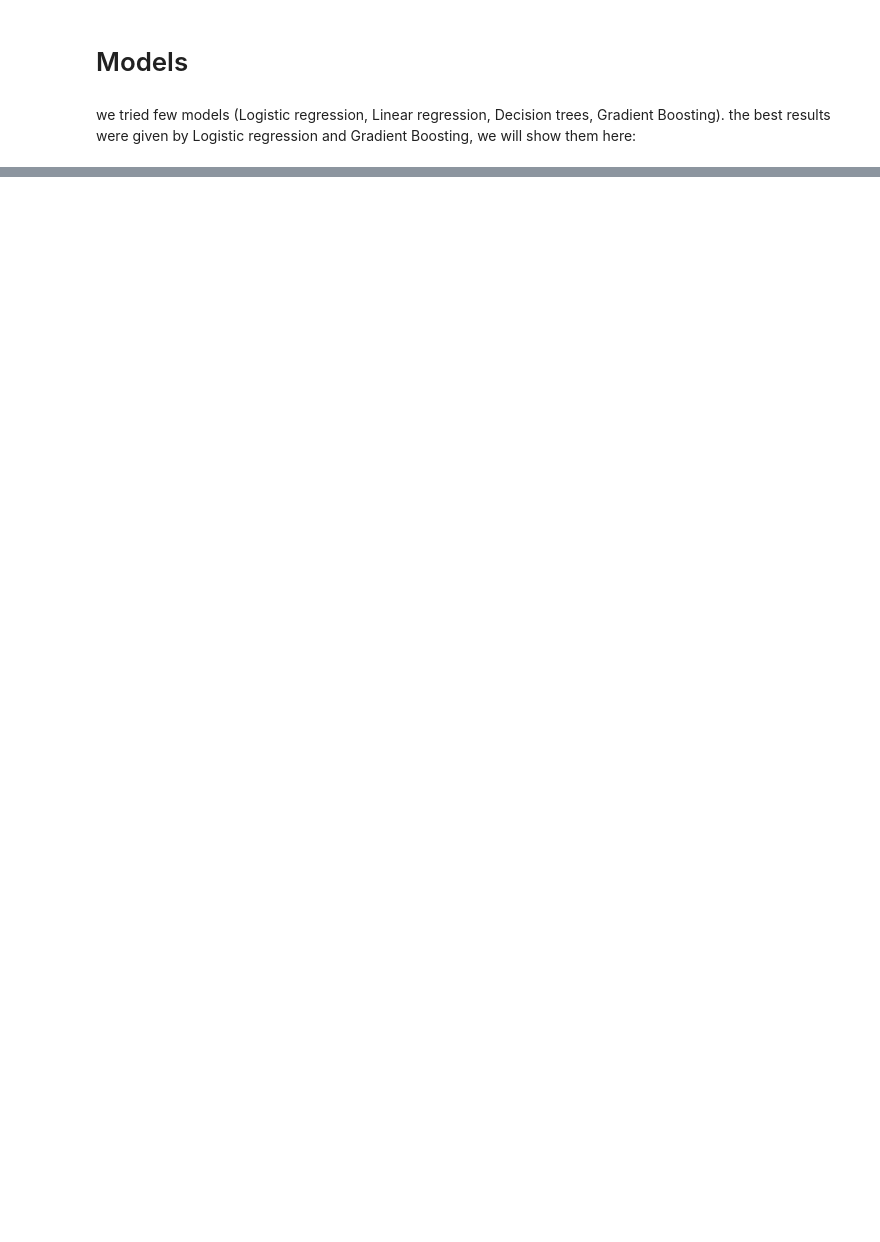
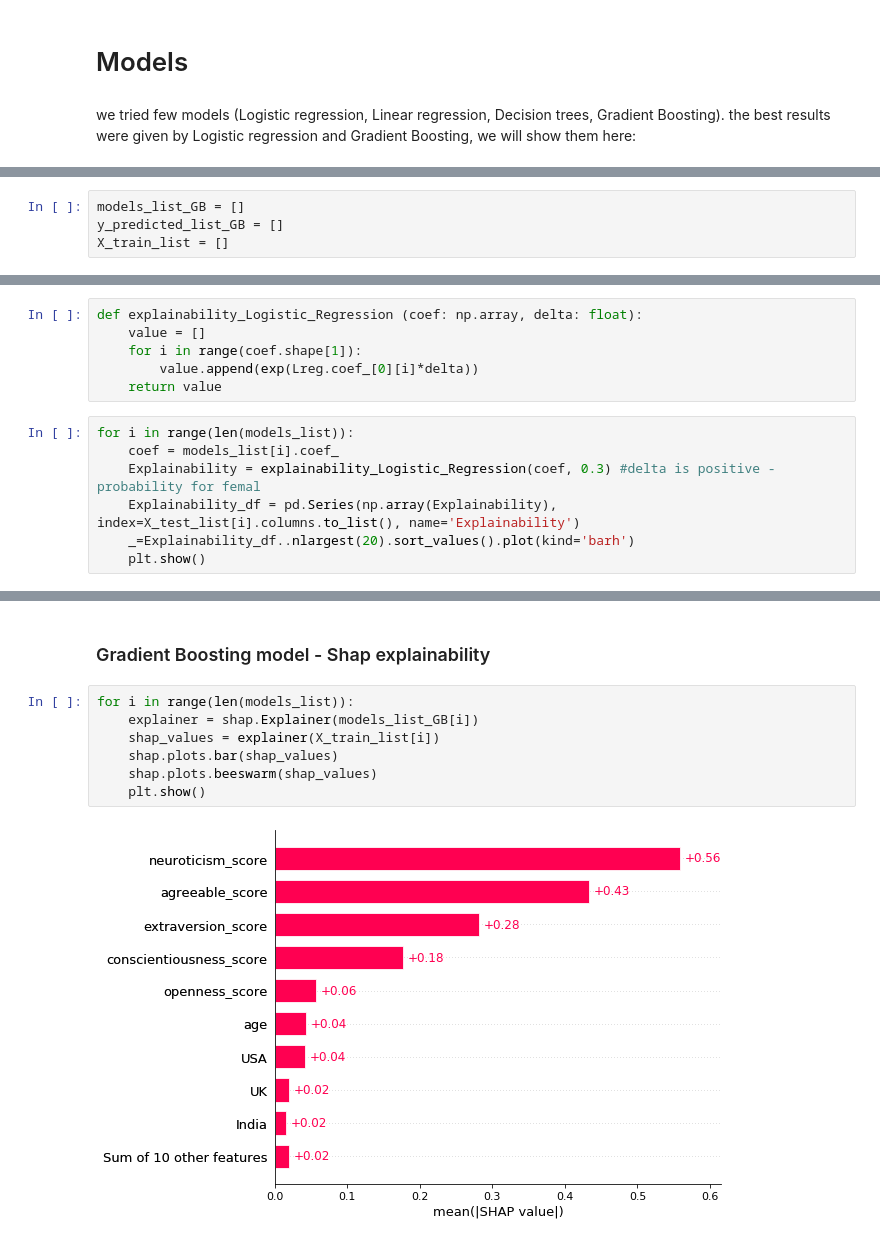
Before and after one commit to efratkohen/Big_five, a Jupyter notebook: final-draft.ipynb, the cells around one changed output, grey strips where cells are left out. Saved outputs shown, nothing was run; the diff lists cells and outputs as text; blank space fills up the shorter version.

```diff
--- a/final-draft.ipynb
+++ b/final-draft.ipynb
@@ -395,0 +521,4 @@ SyntaxError: unexpected EOF while parsing (<ipython-input-37-13f667e8ce71>, line
+# %%
+models_list_GB = []
+y_predicted_list_GB = []
+X_train_list = []
@@ -395,0 +606,13 @@ SyntaxError: unexpected EOF while parsing (<ipython-input-37-13f667e8ce71>, line
+# %%
+def explainability_Logistic_Regression (coef: np.array, delta: float):
+    value = []
+    for i in range(coef.shape[1]):
+        value.append(exp(Lreg.coef_[0][i]*delta))
+    return value
+# %%
+for i in range(len(models_list)):
+    coef = models_list[i].coef_
+    Explainability = explainability_Logistic_Regression(coef, 0.3) #delta is positive - probability for femal
+    Explainability_df = pd.Series(np.array(Explainability),  index=X_test_list[i].columns.to_list(), name='Explainability')
+    _=Explainability_df..nlargest(20).sort_values().plot(kind='barh')
+    plt.show()
@@ -395,0 +621,11 @@ SyntaxError: unexpected EOF while parsing (<ipython-input-37-13f667e8ce71>, line
+# %% [markdown]
+### Gradient Boosting model - Shap explainability
+# %%
+for i in range(len(models_list)):
+    explainer = shap.Explainer(models_list_GB[i])
+    shap_values = explainer(X_train_list[i])
+    shap.plots.bar(shap_values)
+    shap.plots.beeswarm(shap_values)
+    plt.show()
+# %% [output]
+[figure, added]
```
Also changed, not shown: parts of 28 cells of this notebook.
